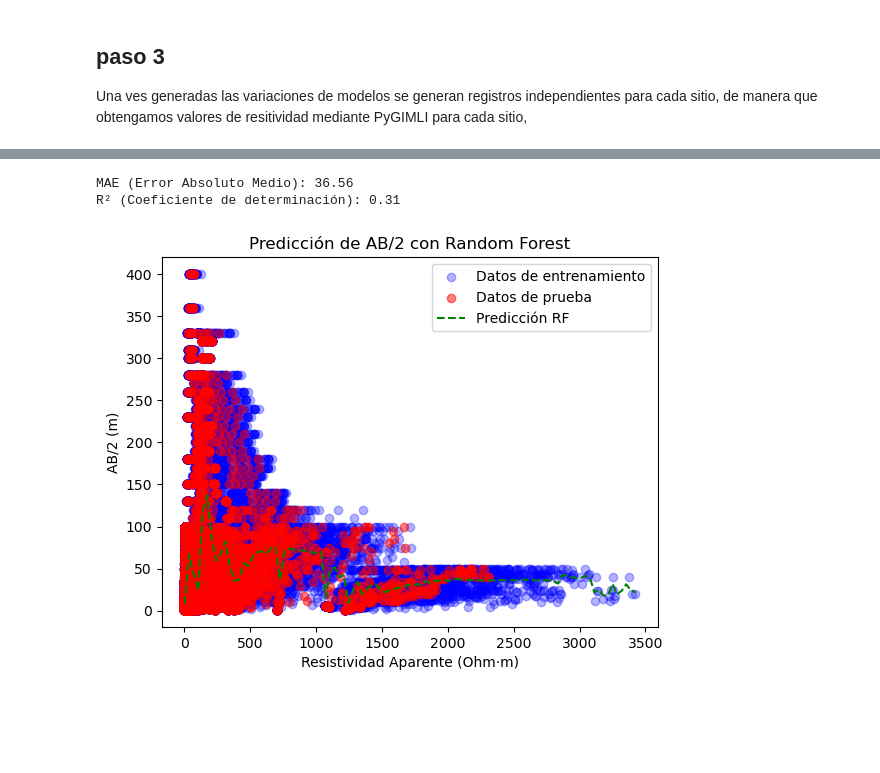
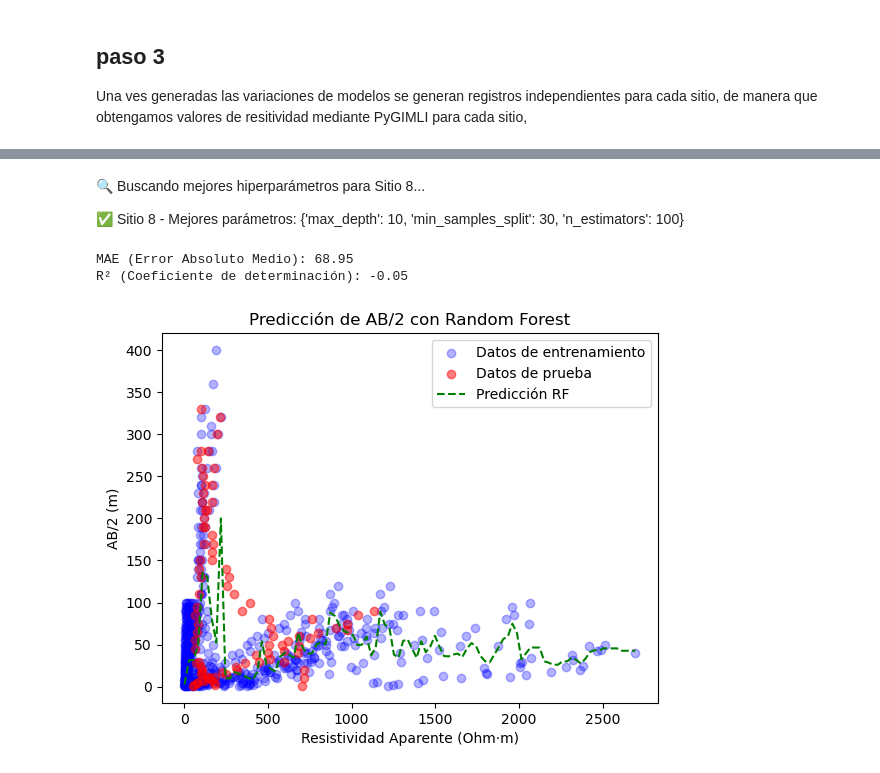
Before and after one commit to JuanJT117/TESIS-MCD, a Jupyter notebook: WorkWorkWork/Datos_Sinteticos_AB2.ipynb, the cells around one changed output, grey strips where cells are left out. Drawn from its saved outputs; the diff is of its cells as text; code cells hidden in the pictures; blank space fills up the shorter version.

Commit message:
Actualizar
codigo e imagenes de los resultados del entrenamiento

```diff
--- a/WorkWorkWork/Datos_Sinteticos_AB2.ipynb
+++ b/WorkWorkWork/Datos_Sinteticos_AB2.ipynb
@@ -561,3 +1861,7 @@ Con este conjunto de datos se procede a realizar el entrenamiento y comprobacion
+# %% [markdown]
+🔍 Buscando mejores hiperparámetros para Sitio 8...
+
+✅ Sitio 8 - Mejores parámetros: {'max_depth': 10, 'min_samples_split': 30, 'n_estimators': 100}
 # %%
 #datos de entrada
 #df = pd.read_csv("Simulacion-Rha-sintetica-Tesina-MCD-.csv")
@@ -577,34 +1881,34 @@ groups = df["Modelo_ID"]
 gss = GroupShuffleSplit(n_splits=1, test_size=0.1, random_state=42)
 train_idx, test_idx = next(gss.split(X, y, groups))
 
 X_train, X_test = X.iloc[train_idx], X.iloc[test_idx]
 y_train, y_test = y.iloc[train_idx], y.iloc[test_idx]
 
 # modelo de entrenamiento, consideramos 500 arboles y una profundidad de 10 y na semilla de 42 y comparacmos con variacione de ramas y max_depth
-rf_inverse = RandomForestRegressor(n_estimators=500, max_depth=10, n_jobs=-1, random_state=42)
+rf_inverse = RandomForestRegressor(n_estimators=200, max_depth=10, n_jobs=-1, random_state=42)
 rf_inverse.fit(X_train, y_train)
 
 #evalucion delk modelo empoleado el error absoluto medio y el coeficiente de determinacion
 y_pred = rf_inverse.predict(X_test)
 mae = mean_absolute_error(y_test, y_pred)
 r2 = r2_score(y_test, y_pred)
 
 print(f"MAE (Error Absoluto Medio): {mae:.2f}")
 print(f"R² (Coeficiente de determinación): {r2:.2f}")
 
 
 X_pred = np.linspace(min(X_train['Resistividad_Aparente']), max(X_train['Resistividad_Aparente']), 100).reshape(-1, 1)
 y_predicted = rf_inverse.predict(X_pred)
 
 plt.scatter(X_train, y_train, label="Datos de entrenamiento", color="blue", alpha=0.3)
 plt.scatter(X_test, y_test, label="Datos de prueba", color="red", alpha=0.5)
 plt.plot(X_pred, y_predicted, label="Predicción RF", color="green", linestyle="dashed")
 plt.xlabel("Resistividad Aparente (Ohm·m)")
 plt.ylabel("AB/2 (m)")
 plt.title("Predicción de AB/2 con Random Forest")
 plt.legend()
 plt.show()
 # %% [output]
-MAE (Error Absoluto Medio): 36.56
-R² (Coeficiente de determinación): 0.31
+MAE (Error Absoluto Medio): 68.95
+R² (Coeficiente de determinación): -0.05
-[figure, old version]
+[figure, new version]
```
Also changed, not shown: parts of 37 cells of this notebook, 14 other files.
